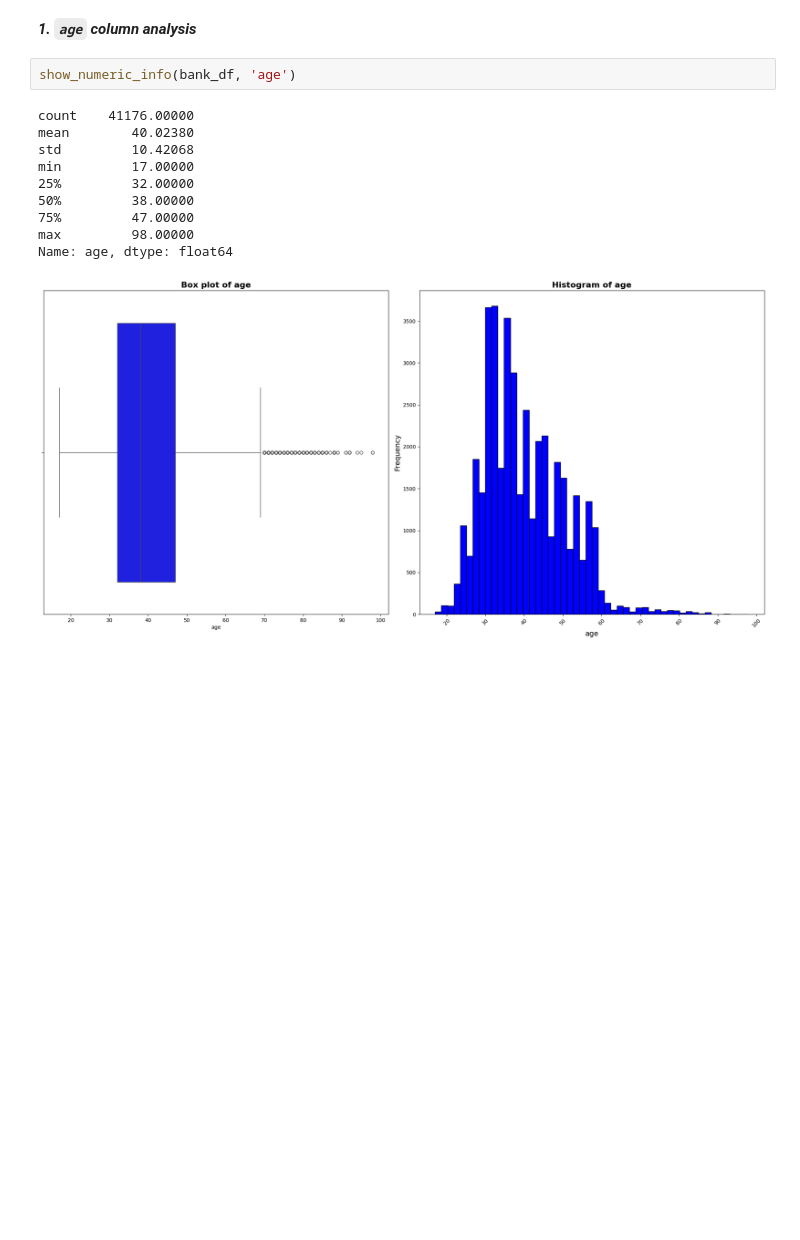
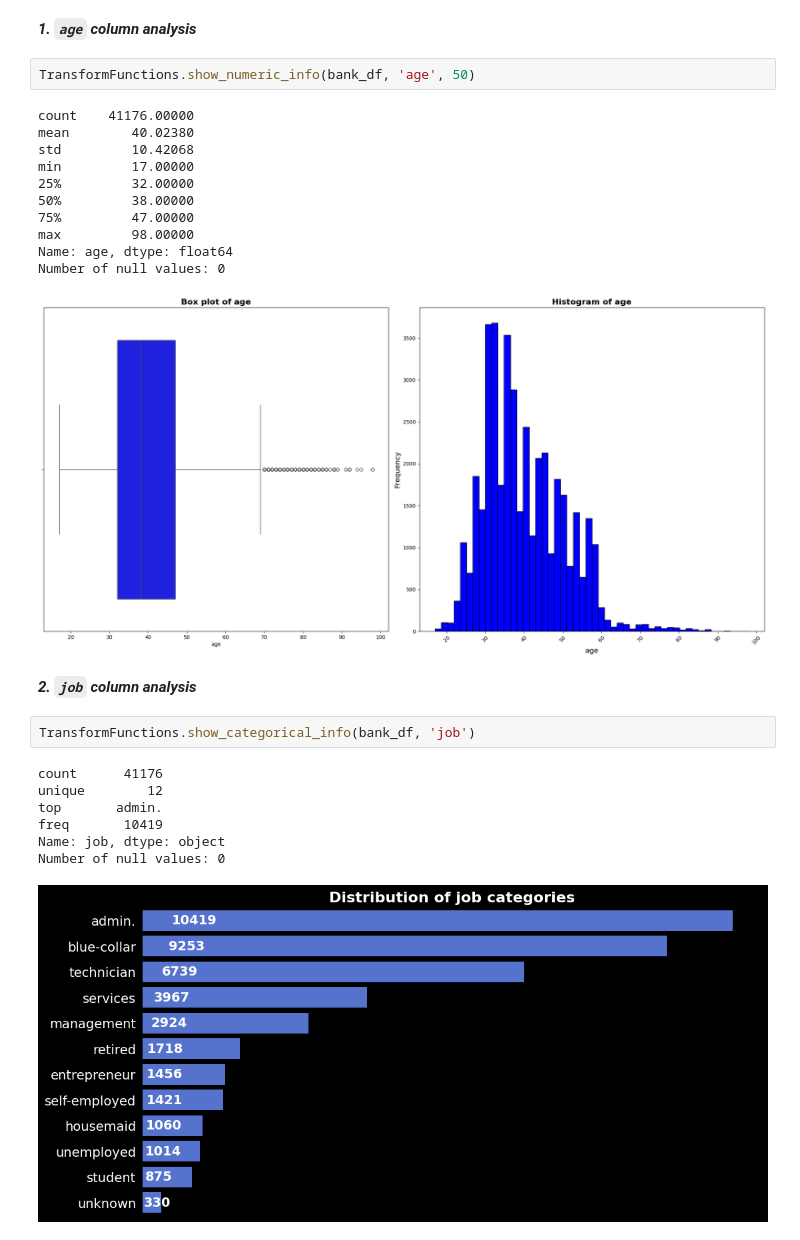
Before and after one commit to Reserford1991/bank-marketing-dataset-project, a Jupyter notebook: jupiter-notebooks/solution.ipynb, the cells around one changed output. Cells and saved outputs as stored; diff of their text form; blank space fills up the shorter version.

Commit message:
Create class for helper function. Create helper function to show categorical column info.

```diff
--- a/jupiter-notebooks/solution.ipynb
+++ b/jupiter-notebooks/solution.ipynb
@@ -68,7 +68,7 @@ False
 # %% [markdown]
 ***1. `age` column analysis***
 # %%
-show_numeric_info(bank_df, 'age')
+TransformFunctions.show_numeric_info(bank_df, 'age', 50)
 # %% [output]
 count    41176.00000
 mean        40.02380
@@ -79,4 +79,17 @@ min         17.00000
 75%         47.00000
 max         98.00000
 Name: age, dtype: float64
+Number of null values: 0
 [figure]
+# %% [markdown]
+***2. `job` column analysis***
+# %%
+TransformFunctions.show_categorical_info(bank_df, 'job')
+# %% [output]
+count      41176
+unique        12
+top       admin.
+freq       10419
+Name: job, dtype: object
+Number of null values: 0
+[figure, added]
```
Also changed, not shown: parts of 3 cells of this notebook, 3 other files.
